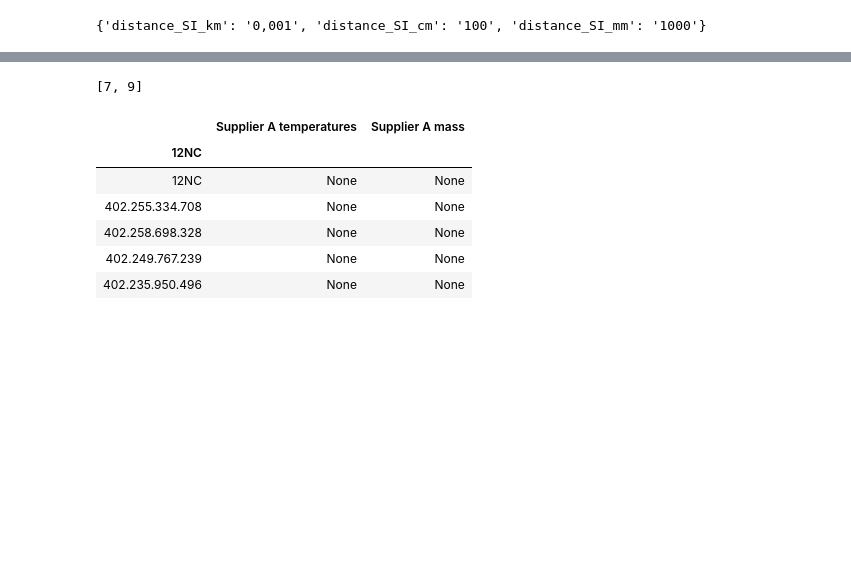
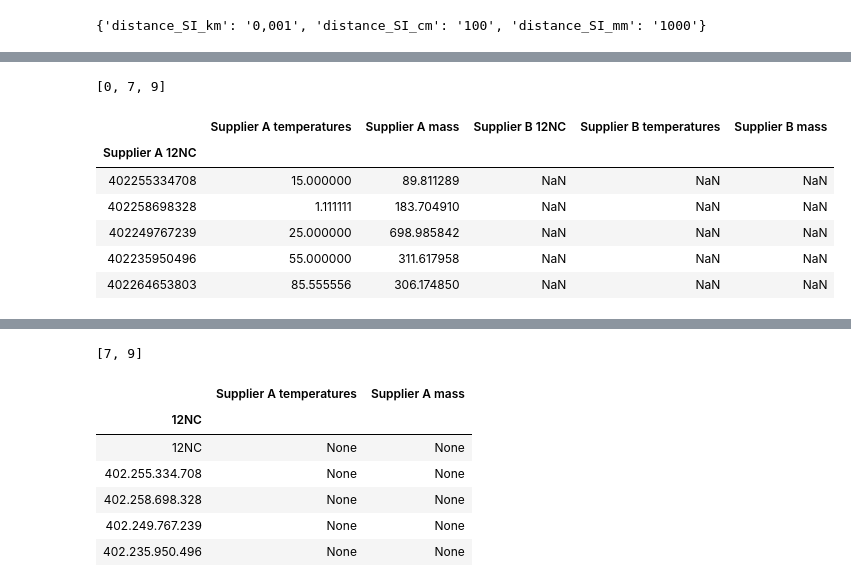
Before and after one commit to mihransimonian/Uva-Block3-Big_Data-Assignment, a Jupyter notebook: Code and Data/Assignment.ipynb, the cells around one changed output, grey strips where cells are left out. Saved outputs shown, nothing was run; the diff lists cells and outputs as text; code cells hidden in the pictures; blank space fills up the shorter version.

```diff
--- a/Code and Data/Assignment.ipynb
+++ b/Code and Data/Assignment.ipynb
@@ -132,0 +174,3 @@ df_products.head()
+# %%
+df_products.append(df_import_supplier_B)
+print(df_products)
@@ -132,0 +193,32 @@ df_products.head()
+# %%
+
+# Make the conversion list
+#df_products = pd.DataFrame() # This can become a loading option later
+print(df_import_supplier_B.columns.tolist())
+for col in df_import_supplier_B.columns.tolist():
+    # Define the types as used in columns derived from database
+    try:
+        unit_subject = df_import_supplier_B[col].iloc[0].lower()
+        unit_system = df_import_supplier_B[col].iloc[1].upper()
+        unit_specs = df_import_supplier_B[col].iloc[2]
+    except:
+        unit_subject = "12NC"
+
+    # Add columns and convert in place
+    new_col_name = str('Supplier B '+ unit_subject)
+    df_products[new_col_name] = df_import_supplier_B[col].iloc[6:df_import_supplier_B.shape[0]]
+
+    if col > 0:
+        df_products[new_col_name] = df_products[new_col_name].apply(lambda x : cleanup_data_values_return_float(x))
+        df_products[new_col_name] = df_products[new_col_name].apply(lambda x : convert_units_from_dict(dict_unit_hardcoded, unit_subject, unit_system, unit_specs, x))
+
+df_products.head()
+# %% [output]
+[0, 7, 9]
+|  | Supplier A temperatures | Supplier A mass | Supplier B 12NC | Supplier B temperatures | Supplier B mass |
+| Supplier A 12NC |  |  |  |  |  |
+| 402255334708 | 15.000000 | 89.811289 | NaN | NaN | NaN |
+| 402258698328 | 1.111111 | 183.704910 | NaN | NaN | NaN |
+| 402249767239 | 25.000000 | 698.985842 | NaN | NaN | NaN |
+| 402235950496 | 55.000000 | 311.617958 | NaN | NaN | NaN |
+| 402264653803 | 85.555556 | 306.174850 | NaN | NaN | NaN |
```
Also changed, not shown: parts of 15 cells of this notebook, 3 other files.
